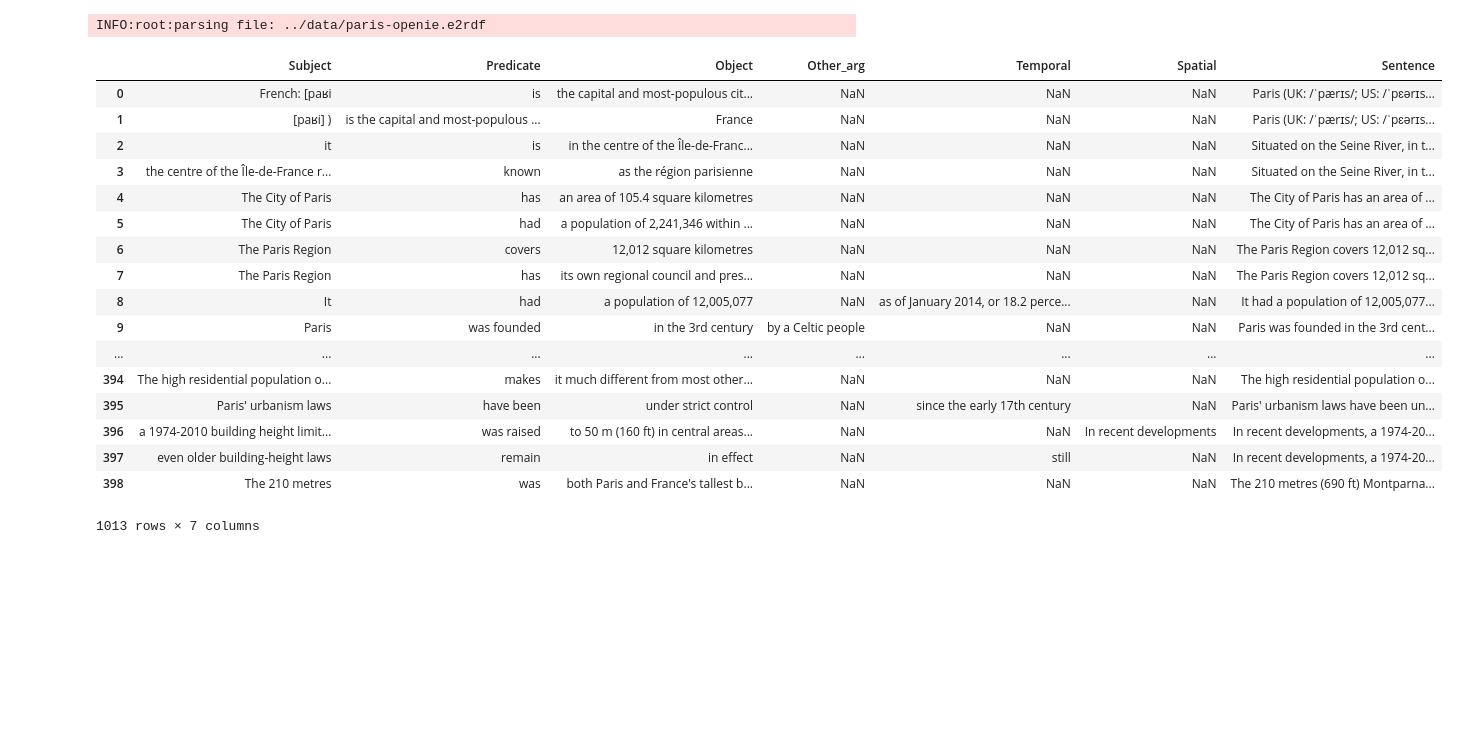
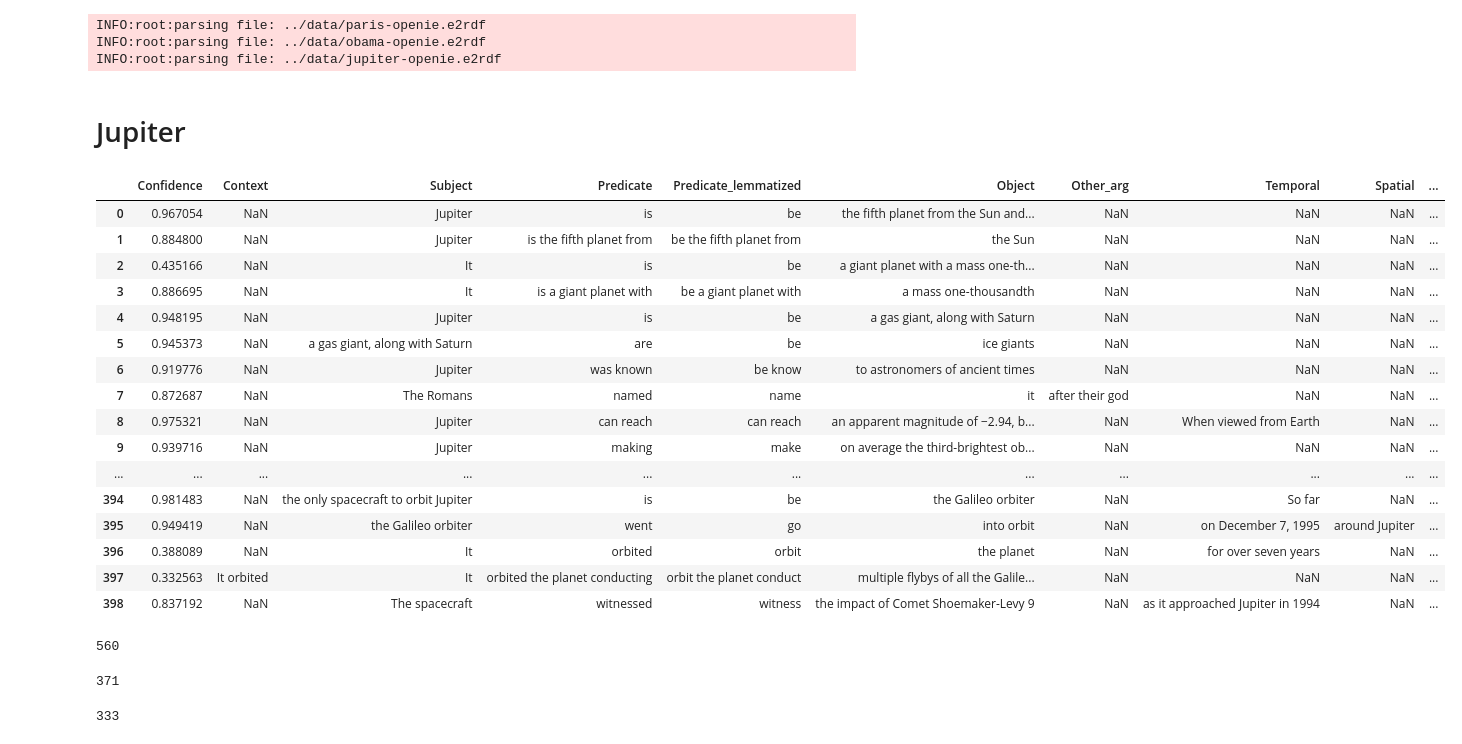
Before and after one commit to Weissger/ext2rdf, a Jupyter notebook: notebook/rl_reader.ipynb, the cells around one changed output. Drawn from its saved outputs; the diff is of its cells as text; code cells hidden in the pictures; blank space fills up the shorter version.

```diff
--- a/notebook/rl_reader.ipynb
+++ b/notebook/rl_reader.ipynb
@@ -7,42 +7,62 @@ import csv
 import logging
 log = logging.getLogger()
 log.setLevel(logging.DEBUG)
+plt.rc("savefig", dpi=400)
 
 pd.options.display.max_rows = 1000
+pd.options.display.max_colwidth = 500
 
-files = ['paris']
+files = ['paris', 'obama', 'jupiter']
 # %%
 def rl_parse():
     data = {}
     for file in files:
         log.info("parsing file: ../data/{}-openie.e2rdf".format(file))
-        my_cols = ["Confidence", "Context", "Subject", "Predicate", "Object", "Other_arg", "Temporal", "Spatial", "Sentence_id", "Sentence"]
+        my_cols = ["Confidence", "Context", "Subject", "Predicate", "Predicate_lemmatized", "Object", "Other_arg", "Temporal", "Spatial", "Sentence_id", "Sentence"]
         values = pd.read_csv("../data/{}-openie.e2rdf".format(file), names=my_cols, sep='\t', quoting=csv.QUOTE_NONE)
-        values.drop(values.columns[[0, 1, 8]], axis=1, inplace=True)
+        #values.drop(values.columns[[0, 1, 8]], axis=1, inplace=True)
         data[file] = values
     return data
 # %%
 data = rl_parse()
 # %% [output]
 INFO:root:parsing file: ../data/paris-openie.e2rdf
+INFO:root:parsing file: ../data/obama-openie.e2rdf
+INFO:root:parsing file: ../data/jupiter-openie.e2rdf
+# %% [markdown]
+# Jupiter
 # %%
-data['paris']
+data['jupiter']
 # %% [output]
-|  | Subject | Predicate | Object | Other_arg | Temporal | Spatial | Sentence |
-| 0 | French: [paʁi | is | the capital and most-populous cit... | NaN | NaN | NaN | Paris (UK: /ˈpærɪs/; US: /ˈpɛərɪs... |
-| 1 | [paʁi] ) | is the capital and most-populous ... | France | NaN | NaN | NaN | Paris (UK: /ˈpærɪs/; US: /ˈpɛərɪs... |
-| 2 | it | is | in the centre of the Île-de-Franc... | NaN | NaN | NaN | Situated on the Seine River, in t... |
-| 3 | the centre of the Île-de-France r... | known | as the région parisienne | NaN | NaN | NaN | Situated on the Seine River, in t... |
-| 4 | The City of Paris | has | an area of 105.4 square kilometres | NaN | NaN | NaN | The City of Paris has an area of ... |
-| 5 | The City of Paris | had | a population of 2,241,346 within ... | NaN | NaN | NaN | The City of Paris has an area of ... |
-| 6 | The Paris Region | covers | 12,012 square kilometres | NaN | NaN | NaN | The Paris Region covers 12,012 sq... |
-| 7 | The Paris Region | has | its own regional council and pres... | NaN | NaN | NaN | The Paris Region covers 12,012 sq... |
-| 8 | It | had | a population of 12,005,077 | NaN | as of January 2014, or 18.2 perce... | NaN | It had a population of 12,005,077... |
-| 9 | Paris | was founded | in the 3rd century | by a Celtic people | NaN | NaN | Paris was founded in the 3rd cent... |
-| ... | ... | ... | ... | ... | ... | ... | ... |
-| 394 | The high residential population o... | makes | it much different from most other... | NaN | NaN | NaN | The high residential population o... |
-| 395 | Paris' urbanism laws | have been | under strict control | NaN | since the early 17th century | NaN | Paris' urbanism laws have been un... |
-| 396 | a 1974-2010 building height limit... | was raised | to 50 m (160 ft) in central areas... | NaN | NaN | In recent developments | In recent developments, a 1974-20... |
-| 397 | even older building-height laws | remain | in effect | NaN | still | NaN | In recent developments, a 1974-20... |
-| 398 | The 210 metres | was | both Paris and France's tallest b... | NaN | NaN | NaN | The 210 metres (690 ft) Montparna... |
+|  | Confidence | Context | Subject | Predicate | Predicate_lemmatized | Object | Other_arg | Temporal | Spatial | ... |
+| 0 | 0.967054 | NaN | Jupiter | is | be | the fifth planet from the Sun and... | NaN | NaN | NaN | ... |
+| 1 | 0.884800 | NaN | Jupiter | is the fifth planet from | be the fifth planet from | the Sun | NaN | NaN | NaN | ... |
+| 2 | 0.435166 | NaN | It | is | be | a giant planet with a mass one-th... | NaN | NaN | NaN | ... |
+| 3 | 0.886695 | NaN | It | is a giant planet with | be a giant planet with | a mass one-thousandth | NaN | NaN | NaN | ... |
+| 4 | 0.948195 | NaN | Jupiter | is | be | a gas giant, along with Saturn | NaN | NaN | NaN | ... |
+| 5 | 0.945373 | NaN | a gas giant, along with Saturn | are | be | ice giants | NaN | NaN | NaN | ... |
+| 6 | 0.919776 | NaN | Jupiter | was known | be know | to astronomers of ancient times | NaN | NaN | NaN | ... |
+| 7 | 0.872687 | NaN | The Romans | named | name | it | after their god | NaN | NaN | ... |
+| 8 | 0.975321 | NaN | Jupiter | can reach | can reach | an apparent magnitude of −2.94, b... | NaN | When viewed from Earth | NaN | ... |
+| 9 | 0.939716 | NaN | Jupiter | making | make | on average the third-brightest ob... | NaN | NaN | NaN | ... |
+| ... | ... | ... | ... | ... | ... | ... | ... | ... | ... | ... |
+| 394 | 0.981483 | NaN | the only spacecraft to orbit Jupiter | is | be | the Galileo orbiter | NaN | So far | NaN | ... |
+| 395 | 0.949419 | NaN | the Galileo orbiter | went | go | into orbit | NaN | on December 7, 1995 | around Jupiter | ... |
+| 396 | 0.388089 | NaN | It | orbited | orbit | the planet | NaN | for over seven years | NaN | ... |
+| 397 | 0.332563 | It orbited | It | orbited the planet conducting | orbit the planet conduct | multiple flybys of all the Galile... | NaN | NaN | NaN | ... |
+| 398 | 0.837192 | NaN | The spacecraft | witnessed | witness | the impact of Comet Shoemaker-Levy 9 | NaN | as it approached Jupiter in 1994 | NaN | ... |
-1013 rows × 7 columns
+# %%
+#Number of relations
+len(data['jupiter'])
+# %% [output]
+560
+# %%
+#Number of relations with distinct predicate
+len(data['jupiter'].drop_duplicates(subset='Predicate', inplace=False))
+# %% [output]
+371
+# %%
+#Number of relations with distinct lemmatized predicate
+len(data['jupiter'].drop_duplicates(subset='Predicate_lemmatized', inplace=False))
+# %% [output]
+333
```
Also changed, not shown: parts of 19 cells of this notebook, 8 other files.
